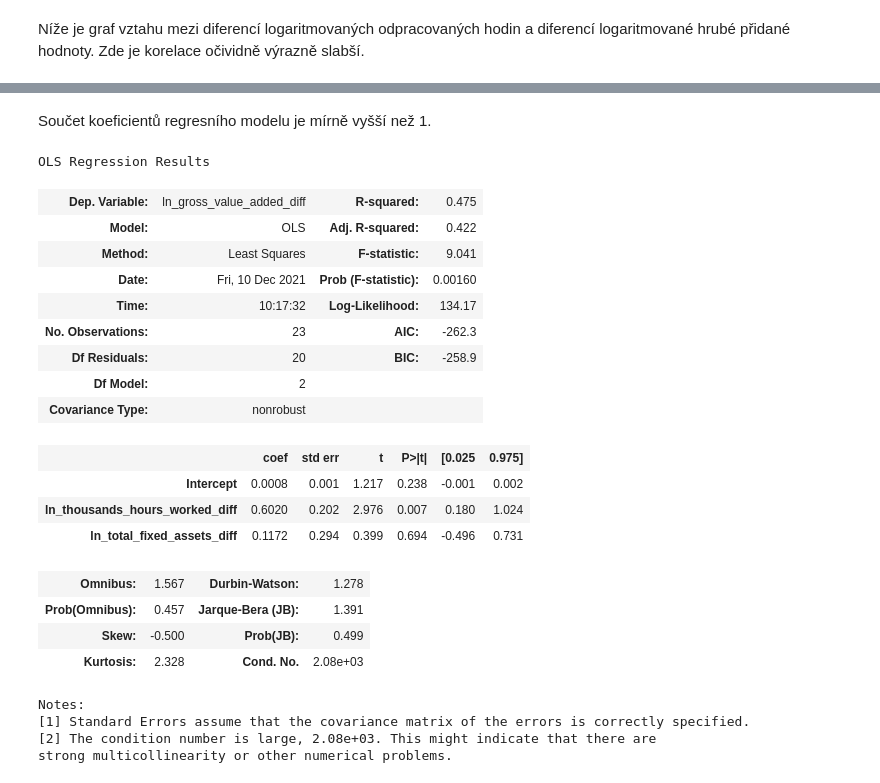
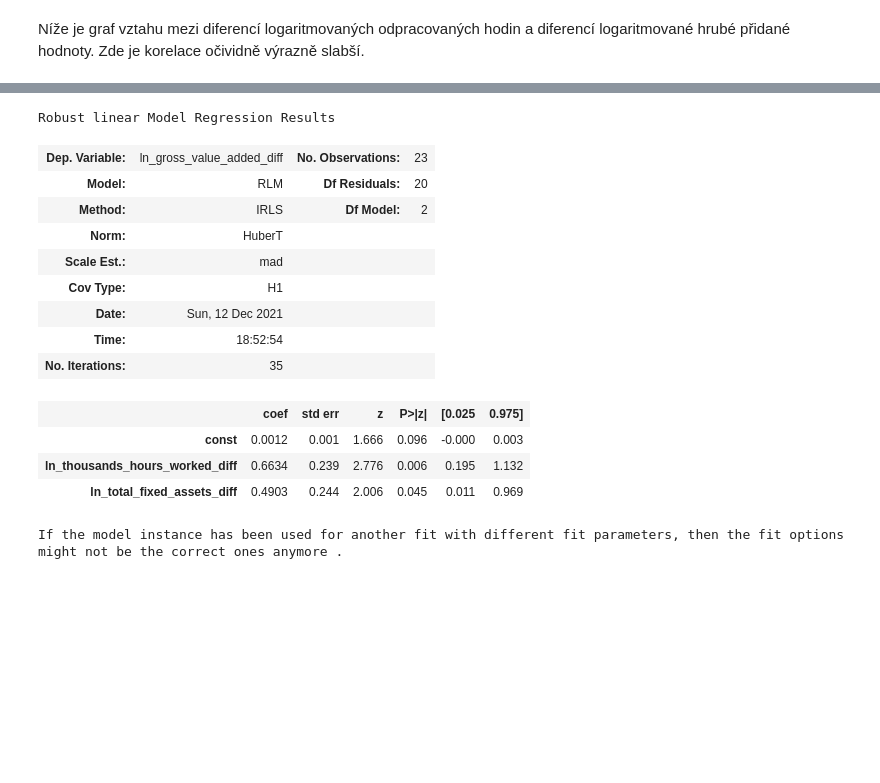
Before and after one commit to pesikj/macroeconomic-analysis, a Jupyter notebook: presentation_02.ipynb, the cells around one changed output, grey strips where cells are left out. Drawn from its saved outputs; the diff is of its cells as text; code cells hidden in the pictures; blank space fills up the shorter version.

```diff
--- a/presentation_02.ipynb
+++ b/presentation_02.ipynb
@@ -214,24 +233,0 @@ Alternativně bylo vyzkoušen celkový objem mezd. Zde je korelace podstatně vy
-# %%
-data_2_es = eurostat.get_data_df('nama_10_a10')
-data_2 = data_2_es
-
-data_2 = data_2[data_2["na_item"] == "D11"]
-
-data_2 = data_2[data_2["nace_r2"] == "TOTAL"]
-
-data_2 = data_2[data_2["unit"] == "CP_MNAC"]
-data_2 = pandas.melt(data_2, id_vars=["unit", "na_item", "geo\\time"], value_vars=list(range(START_YEAR, END_YEAR + 1)),
-                    value_name="thousands_hours_worked", var_name="year")
-data_2 = data_2.sort_values(["geo\\time", "year"])
-data_2 = data_2.dropna()
-data_2["ln_thousands_hours_worked"] = numpy.log(data_2["thousands_hours_worked"])
-data_2["ln_thousands_hours_worked_t_minus_1"] = data_2.groupby("geo\\time")["ln_thousands_hours_worked"].shift(1)
-data_2["ln_thousands_hours_worked_diff"] = (data_2["ln_thousands_hours_worked"] - data_2["ln_thousands_hours_worked_t_minus_1"]) / data_2["ln_thousands_hours_worked"]
-data_2 = data_2[["geo\\time", "year", "ln_thousands_hours_worked", "ln_thousands_hours_worked_diff"]]
-
-data = pandas.merge(data_1, data_2, on=["geo\\time", "year"])
-data = pandas.merge(data, data_3, on=["geo\\time", "year"])
-
-data_plot = data[data["geo\\time"] == "AT"]
-data_plot = data_plot[data_plot["year"] > 1996]
-seaborn.jointplot("ln_thousands_hours_worked_diff", "ln_gross_value_added_diff", data_plot, kind='scatter', color='seagreen')
@@ -275,29 +234,26 @@ f"p-hodnota testu kointegrace je {result[1]}"
-# %% [markdown]
-Součet koeficientů regresního modelu je mírně vyšší než 1.
-# %%
-mod = smf.ols(formula="ln_gross_value_added_diff ~ ln_thousands_hours_worked_diff + ln_total_fixed_assets_diff", data=data_plot)
-res = mod.fit()
-res.summary()
-# %% [output]
-OLS Regression Results
-| Dep. Variable: | ln_gross_value_added_diff | R-squared: | 0.475 |
-| Model: | OLS | Adj. R-squared: | 0.422 |
-| Method: | Least Squares | F-statistic: | 9.041 |
-| Date: | Fri, 10 Dec 2021 | Prob (F-statistic): | 0.00160 |
-| Time: | 10:17:32 | Log-Likelihood: | 134.17 |
-| No. Observations: | 23 | AIC: | -262.3 |
-| Df Residuals: | 20 | BIC: | -258.9 |
-| Df Model: | 2 |  |  |
-| Covariance Type: | nonrobust |  |  |
-|  | coef | std err | t | P>|t| | [0.025 | 0.975] |
-| Intercept | 0.0008 | 0.001 | 1.217 | 0.238 | -0.001 | 0.002 |
-| ln_thousands_hours_worked_diff | 0.6020 | 0.202 | 2.976 | 0.007 | 0.180 | 1.024 |
-| ln_total_fixed_assets_diff | 0.1172 | 0.294 | 0.399 | 0.694 | -0.496 | 0.731 |
-| Omnibus: | 1.567 | Durbin-Watson: | 1.278 |
-| Prob(Omnibus): | 0.457 | Jarque-Bera (JB): | 1.391 |
-| Skew: | -0.500 | Prob(JB): | 0.499 |
-| Kurtosis: | 2.328 | Cond. No. | 2.08e+03 |
-Notes:
-[1] Standard Errors assume that the covariance matrix of the errors is correctly specified.
-[2] The condition number is large, 2.08e+03. This might indicate that there are
-strong multicollinearity or other numerical problems.
+# %%
+data_plot = data[data["geo\\time"] == "AT"]
+
+data_plot = data_plot[data_plot["year"] > 1996]
+data_plot["const"] = 1
+
+import statsmodels.api as sm
+mod = sm.RLM(data_plot["ln_gross_value_added_diff"], data_plot[["const", "ln_thousands_hours_worked_diff", "ln_total_fixed_assets_diff"]])
+res = mod.fit()
+res.summary()
+# %% [output]
+Robust linear Model Regression Results
+| Dep. Variable: | ln_gross_value_added_diff | No. Observations: | 23 |
+| Model: | RLM | Df Residuals: | 20 |
+| Method: | IRLS | Df Model: | 2 |
+| Norm: | HuberT |  |  |
+| Scale Est.: | mad |  |  |
+| Cov Type: | H1 |  |  |
+| Date: | Sun, 12 Dec 2021 |  |  |
+| Time: | 18:52:54 |  |  |
+| No. Iterations: | 35 |  |  |
+|  | coef | std err | z | P>|z| | [0.025 | 0.975] |
+| const | 0.0012 | 0.001 | 1.666 | 0.096 | -0.000 | 0.003 |
+| ln_thousands_hours_worked_diff | 0.6634 | 0.239 | 2.776 | 0.006 | 0.195 | 1.132 |
+| ln_total_fixed_assets_diff | 0.4903 | 0.244 | 2.006 | 0.045 | 0.011 | 0.969 |
+If the model instance has been used for another fit with different fit parameters, then the fit options might not be the correct ones anymore .
```
Also changed, not shown: parts of 25 cells of this notebook, 1 other file.
